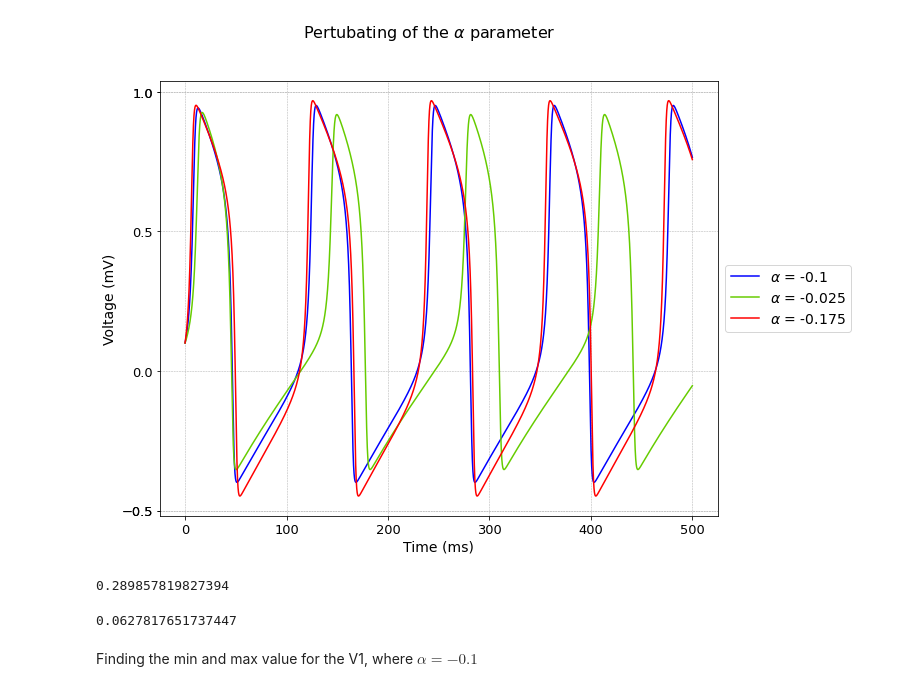
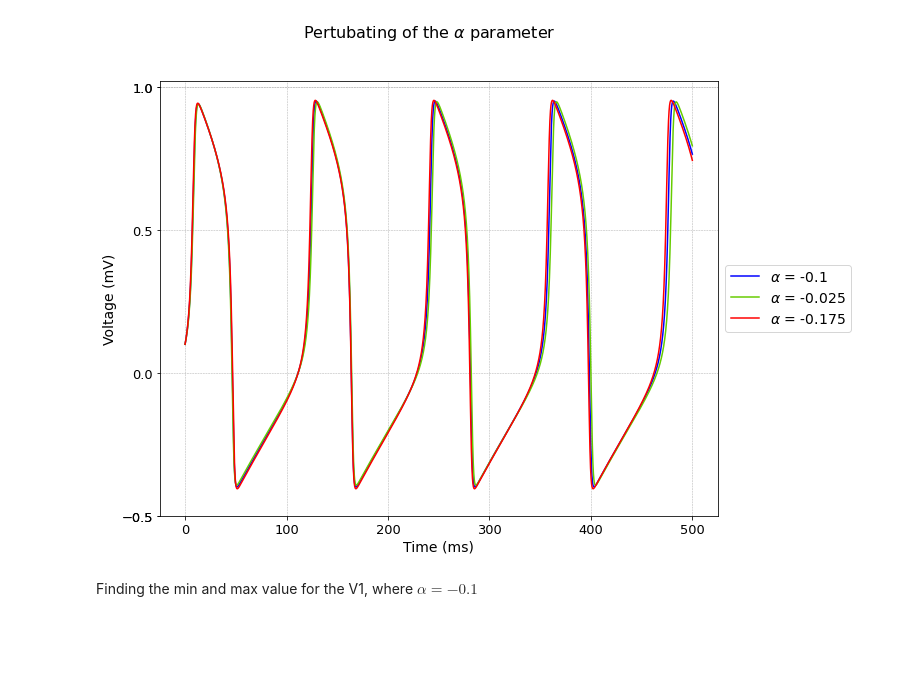
Before and after one commit to Cerlog/Fitz-Hugh-Nagumo-Mathematics-Project, a Jupyter notebook: OAT/FHN OAT FINAL GRAPHS FOR ALPHA.ipynb, the cells around one changed output. Drawn from its saved outputs; the diff is of its cells as text; code cells hidden in the pictures; blank space fills up the shorter version.

```diff
--- a/OAT/FHN OAT FINAL GRAPHS FOR ALPHA.ipynb
+++ b/OAT/FHN OAT FINAL GRAPHS FOR ALPHA.ipynb
@@ -52,30 +48,30 @@ W1 = x[:,1]
 # %%
 params = [-0.1] # alpha
 x1 = odeint(fhn, x0, t,args=(params,))
 
-params = [-0.025] #alpha
+params = [-0.09] #alpha
 x2 = odeint(fhn, x0, t,args=(params,))
 
-params = [-0.175] #alpha
+params = [-0.11] #alpha
 x3 = odeint(fhn, x0, t,args=(params,))
 
 
 f, (ax1) = plt.subplots(figsize=(10,8))
 line0, = ax1.plot(t, x1[:,0], color = "#0000ff", label = r"$\alpha$ = -0.1")
 f.suptitle(r'Pertubating of the $\alpha$ parameter', fontsize=16)
 
 line1, = ax1.plot(t, x2[:,0], color = "#66cc00", label = r"$\alpha$ = -0.025")
 line2, = ax1.plot(t, x3[:,0], color = "#ff0000", label = r"$\alpha$ = -0.175")
 ax1.set_yticks([-0.5, -0.5, 0, 0.5, 1, 1])
 ax1.set_xlabel('Time (ms)', fontsize =14)
 ax1.set_ylabel('Voltage (mV)', fontsize =14)
 ax1.tick_params(labelsize=13)
 ax1.grid(linestyle='--', linewidth=0.5)
 ax1.grid(linestyle='--', linewidth=0.5)
 leg = plt.legend(bbox_to_anchor=(0.85,0.5), loc="center left", fontsize =14, borderaxespad=6.5)
 f.savefig('Alpha_pertubated_75_percent.jpeg', dpi=300, bbox_inches="tight")
 # %% [output]
-[figure, old version]
+[figure, new version]
 # %%
 a_0_1 = x1[:,0]
 a_0_025 = x2[:,0]
@@ -86,11 +79,3 @@ distanceBetween_a_0_1_and_a_0_175 = L2Distance(a_0_1,a_0_175)
-# %%
-distanceBetween_a_0_1_and_a_0_025
-# %% [output]
-0.289857819827394
-# %%
-distanceBetween_a_0_1_and_a_0_175
-# %% [output]
-0.0627817651737447
 # %% [markdown]
 Finding the min and max value for the V1, where $\alpha = -0.1$
 # %%
```
Also changed, not shown: parts of 35 cells of this notebook, 53 other files.
